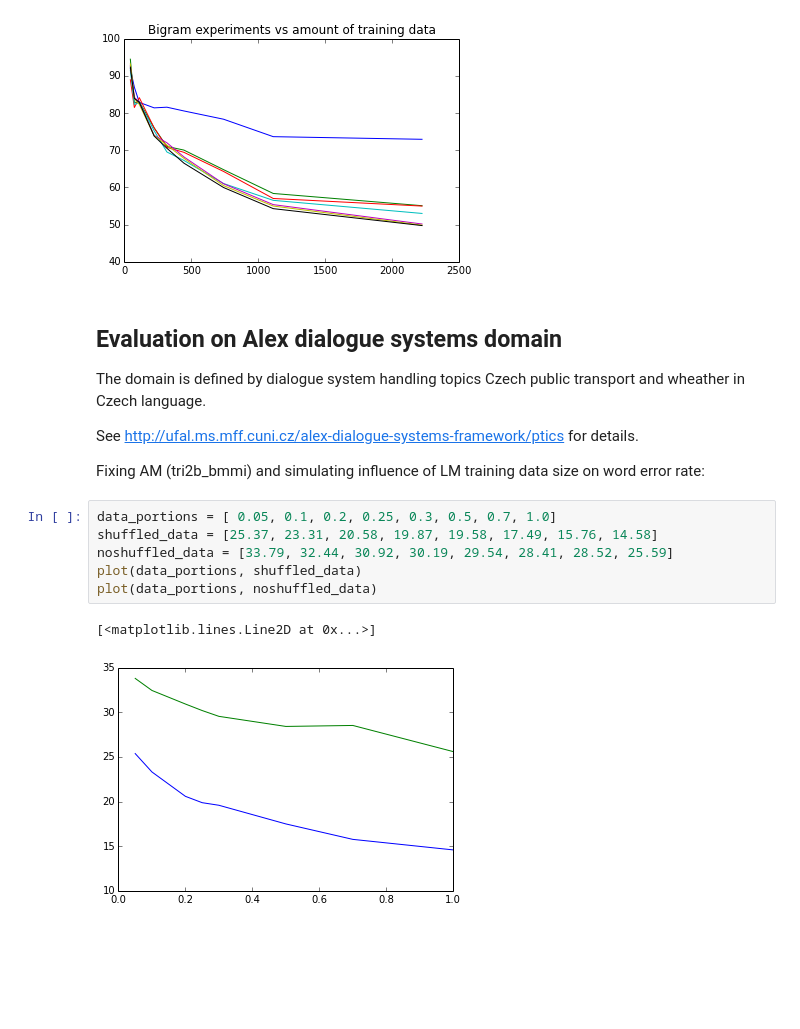
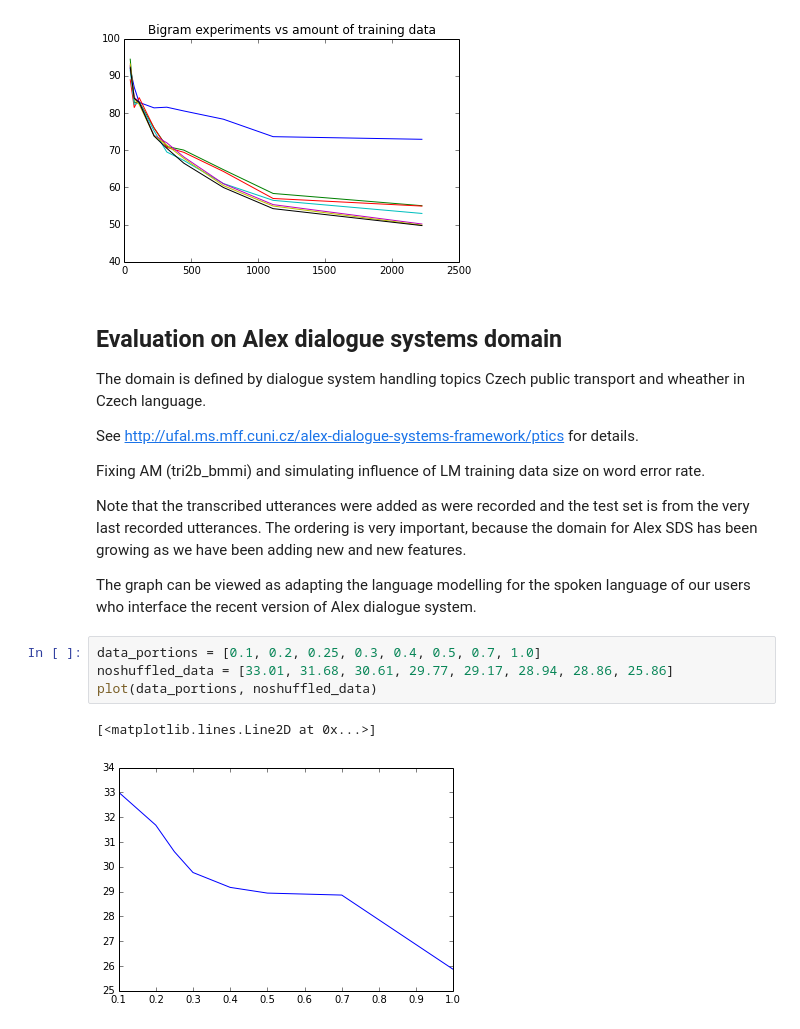
Before and after one commit to oplatek/pykaldi-partial-train-data, a Jupyter notebook: pykaldi-plot-partial.ipynb, the cells around one changed output. Saved outputs shown, nothing was run; the diff lists cells and outputs as text; blank space fills up the shorter version.

```diff
--- a/pykaldi-plot-partial.ipynb
+++ b/pykaldi-plot-partial.ipynb
@@ -79,13 +79,17 @@ The domain is defined by dialogue system handling topics Czech public transport
 
 See http://ufal.ms.mff.cuni.cz/alex-dialogue-systems-framework/ptics for details.
 
-Fixing AM (tri2b_bmmi) and simulating influence of LM training data size on word error rate:
+Fixing AM (tri2b_bmmi) and simulating influence of LM training data size on word error rate.
+
+Note that the transcribed utterances were added as were recorded and the test set is from the very last recorded utterances.
+The ordering is very important, because the domain for Alex SDS has been growing as we have been adding new and new features.
+
+The graph can be viewed as adapting the language modelling for the spoken language of our users who
+interface the recent version of Alex dialogue system.
 # %%
-data_portions = [ 0.05, 0.1, 0.2, 0.25, 0.3, 0.5, 0.7, 1.0]
-shuffled_data = [25.37, 23.31, 20.58, 19.87, 19.58, 17.49, 15.76, 14.58]
-noshuffled_data = [33.79, 32.44, 30.92, 30.19, 29.54, 28.41, 28.52, 25.59]
-plot(data_portions, shuffled_data)
+data_portions = [0.1, 0.2, 0.25, 0.3, 0.4, 0.5, 0.7, 1.0]
+noshuffled_data = [33.01, 31.68, 30.61, 29.77, 29.17, 28.94, 28.86, 25.86]
 plot(data_portions, noshuffled_data)
 # %% [output]
 [<matplotlib.lines.Line2D at 0x...>]
-[figure, old version]
+[figure, new version]
```
